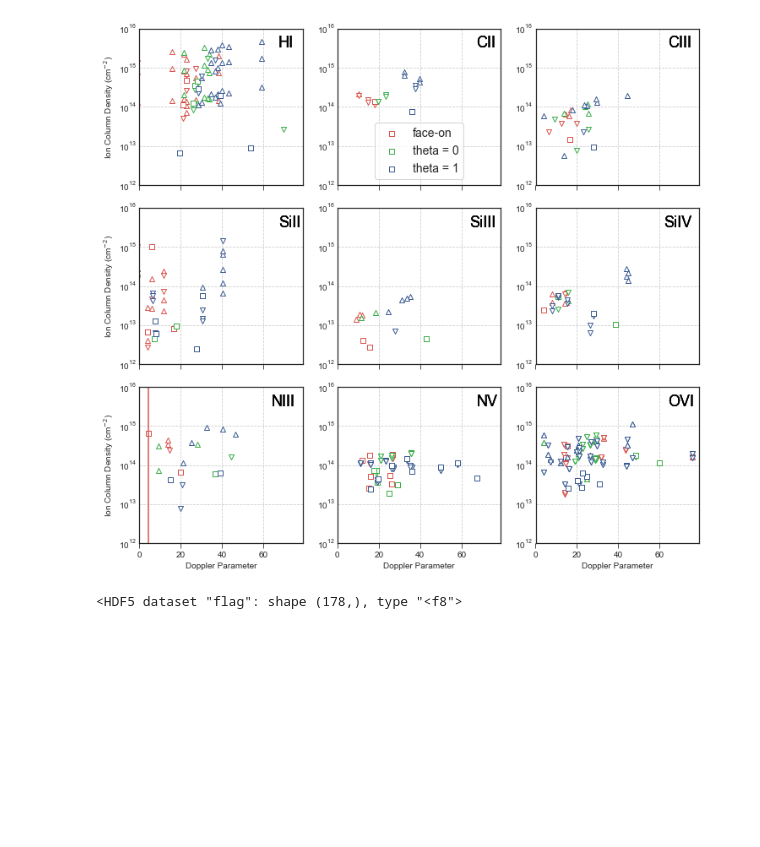
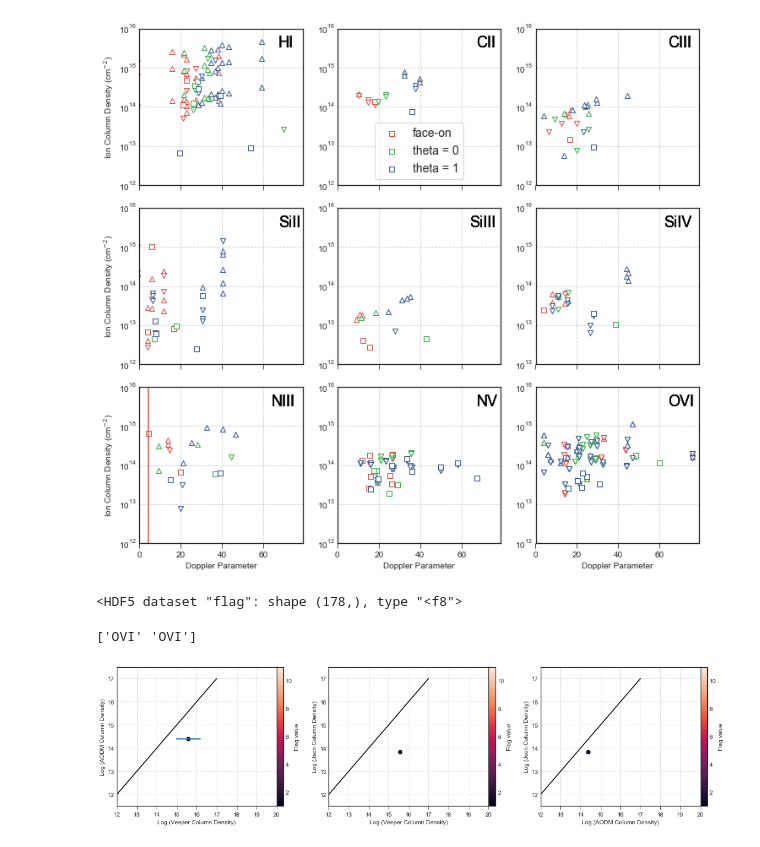
Before and after one commit to ibutsky/synthetic_spectra, a Jupyter notebook: scripts/plotting/plots.ipynb, the cells around one changed output. Saved outputs shown, nothing was run; the diff lists cells and outputs as text; code cells hidden in the pictures; blank space fills up the shorter version.

```diff
--- a/scripts/plotting/plots.ipynb
+++ b/scripts/plotting/plots.ipynb
@@ -59,0 +57,52 @@ col, col_aodm, col_json, flag = pt.load_data(['col', 'col_aodm', 'col_json', 'fl
+# %%
+restwave, col, col_aodm, col_json, flag = pt.load_data(['restwave', 'col', 'col_aodm', 'col_json', 'flag_aodm'])
+ion, model, orientation, impact = pt.load_data(['ion','model', 'orientation', 'impact'])
+col_err, col_aodm_err, col_json_err, eqw_aodm, eqw_aodm_err, eqw_json, eqw_json_err = \
+    pt.load_data(['colerr', 'col_aodm_err', 'col_json_err', 'eqw_aodm', 'eqw_aodm_err', 'eqw_json', 'eqw_json_err'])
+
+mask = (flag == 1) & (model == 'anisd') & (orientation == 'face') & (impact  == 30) & (ion == 'NIII')
+#mask = (flag > 0) & (col_err < 1)
+#mask = (impact > 40)
+mask = (col_err > 0.5) & (model == 'anisd') & (orientation == 'edge_theta1.0') & (impact == 10) & (flag == 1)
+#mask = (impact > 0)
+cmap = sns.cubehelix_palette(light=1, as_cmap=True)
+#print(col_err[mask], restwave[mask])
+print(ion[mask])
+
+fig, ax = plt.subplots(ncols = 3, figsize = (15, 4))
+im = ax[0].scatter(col[mask], col_aodm[mask], c = flag[mask], vmin = 1, vmax = 11)
+cbar = plt.colorbar(im, ax = ax[0], pad = 0)
+ax[0].errorbar(col[mask], col_aodm[mask], xerr = col_err[mask], yerr = col_aodm_err[mask], linestyle = '')
+cbar.set_label('Flag value')
+ax[0].plot([12, 17], [12, 17], color ='black')
+ax[0].set_xlim(12, 20)
+ax[0].set_ylim(11.5, 17.5)
+ax[0].set_xlabel('Log (Veeper Column Density)')
+ax[0].set_ylabel('Log (AODM Column Density)')
+
+im = ax[1].scatter(col[mask], col_json[mask], c = flag[mask], vmin = 1, vmax = 11)
+#ax[1].errorbar(col[mask], col_json[mask], xerr = col_err[mask], yerr = col_json_err[mask], linestyle = '')
+cbar = plt.colorbar(im, ax = ax[1], pad = 0)
+cbar.set_label('Flag value')
+ax[1].plot([12, 17], [12, 17], color ='black')
+ax[1].set_xlim(12, 20)
+ax[1].set_ylim(11.5, 17.5)
+ax[1].set_xlabel('Log (Veeper Column Density)')
+ax[1].set_ylabel('Log (Json Column Density)')
+
+
+im = ax[2].scatter(col_aodm[mask], col_json[mask], c = flag[mask], vmin = 1, vmax = 11)
+#ax[2].errorbar(col_aodm[mask], col_json[mask], xerr = col_aodm_err[mask], yerr = col_json_err[mask], linestyle = '')
+cbar = plt.colorbar(im, ax = ax[2], pad = 0)
+cbar.set_label('Flag value')
+ax[2].plot([12, 17], [12, 17], color ='black')
+ax[2].set_xlim(12, 20)
+ax[2].set_ylim(11.5, 17.5)
+ax[2].set_xlabel('Log (AODM Column Density)')
+ax[2].set_ylabel('Log (Json Column Density)')
+
+fig.tight_layout()
+#plt.savefig('../../plots/compare_column_flags.png', dpi = 300)
+# %% [output]
+['OVI' 'OVI']
+[figure, added]
```
Also changed, not shown: parts of 11 cells of this notebook, 4 other files.
